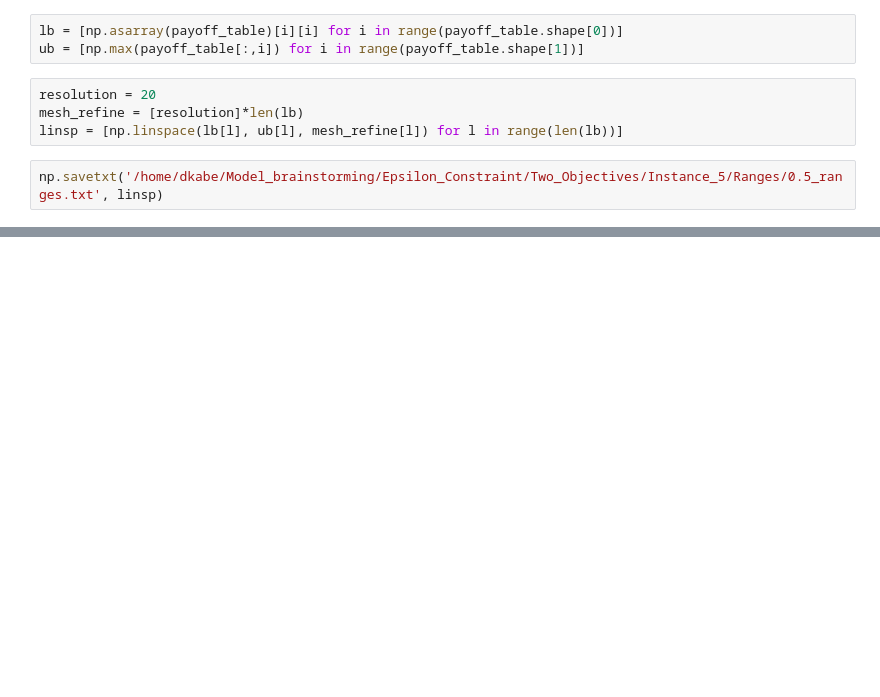
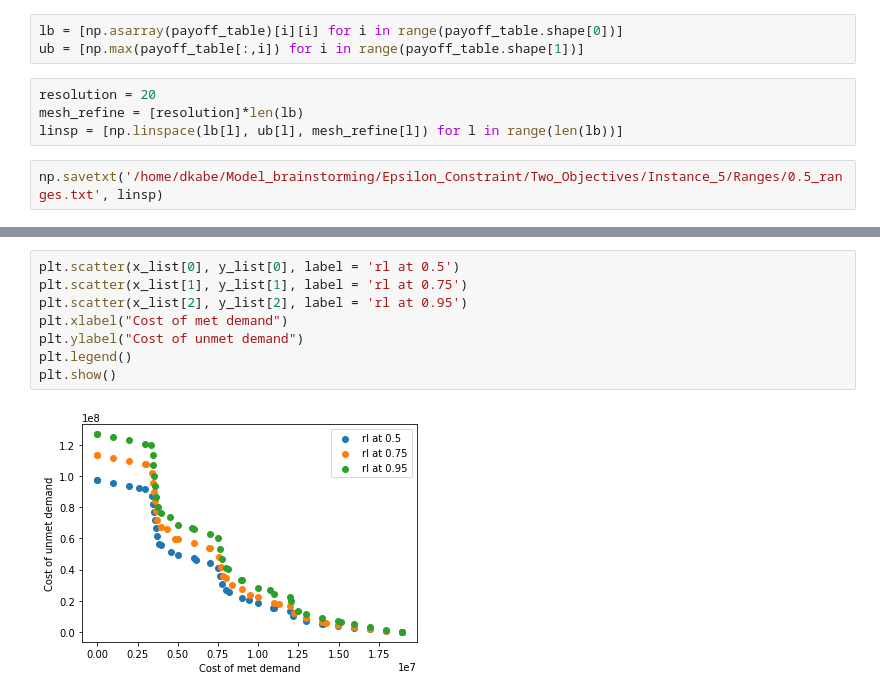
Before and after one commit to dkabe/SC_Resilience, a Jupyter notebook: Notebooks/E_constraint.ipynb, the cells around one changed output, grey strips where cells are left out. Cells and saved outputs as stored; diff of their text form; blank space fills up the shorter version.

```diff
--- a/Notebooks/E_constraint.ipynb
+++ b/Notebooks/E_constraint.ipynb
@@ -74,0 +81,10 @@ plt.show()
+# %%
+plt.scatter(x_list[0], y_list[0], label = 'rl at 0.5')
+plt.scatter(x_list[1], y_list[1], label = 'rl at 0.75')
+plt.scatter(x_list[2], y_list[2], label = 'rl at 0.95')
+plt.xlabel("Cost of met demand")
+plt.ylabel("Cost of unmet demand")
+plt.legend()
+plt.show()
+# %% [output]
+[figure, added]
```
Also changed, not shown: parts of 6 cells of this notebook.
